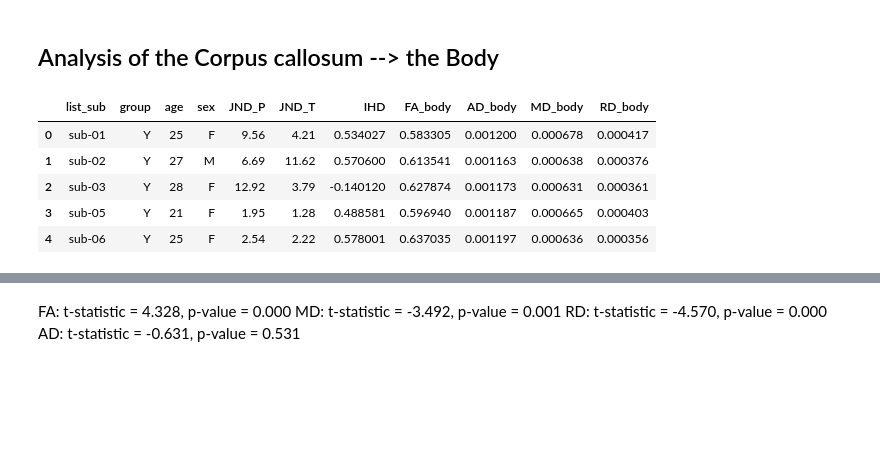
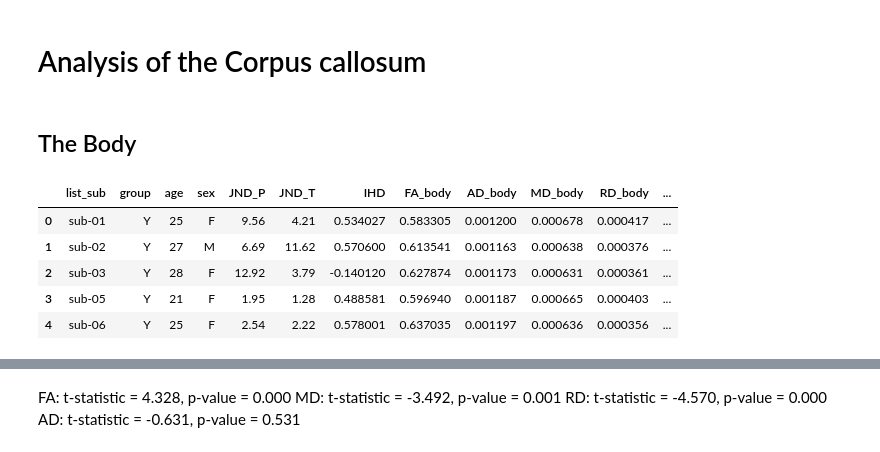
Before and after one commit to DanielaMPinzon/DTI_Aging, a Jupyter notebook: visualization_plots_DTI_BodyCC.ipynb, the cells around one changed output, grey strips where cells are left out. Drawn from its saved outputs; the diff is of its cells as text; code cells hidden in the pictures; blank space fills up the shorter version.

```diff
--- a/visualization_plots_DTI_BodyCC.ipynb
+++ b/visualization_plots_DTI_BodyCC.ipynb
@@ -1,22 +1,29 @@
 # %% [markdown]
-## Analysis of the Corpus callosum --> the Body
+# Analysis of the Corpus callosum
+# %% [markdown]
+## The Body
 # %%
+import os
 import pandas as pd
 import numpy as np
 import seaborn as sns
 import matplotlib.pyplot as plt
+import statsmodels.formula.api as smf
+from scipy.stats import ttest_ind
 
-path = '/home/daniela/Documents/PROJECTS/Aging_DWI/CEDRE/CorrectedTracts2025'
-CC_file= 'Body_CC_DTIvalues.csv'
+
+
+path = '/home/daniela/Documents/PROJECTS/Aging_DWI/DTI_MAPS_all/ROIstats'
+CC_file= 'Regions_CC_DTIvalues.csv'
 df_CC_body= pd.read_csv(f"{path}/{CC_file}")
 df_CC_body.head()
 # %% [output]
-|  | list_sub | group | age | sex | JND_P | JND_T | IHD | FA_body | AD_body | MD_body | RD_body |
-| 0 | sub-01 | Y | 25 | F | 9.56 | 4.21 | 0.534027 | 0.583305 | 0.001200 | 0.000678 | 0.000417 |
-| 1 | sub-02 | Y | 27 | M | 6.69 | 11.62 | 0.570600 | 0.613541 | 0.001163 | 0.000638 | 0.000376 |
-| 2 | sub-03 | Y | 28 | F | 12.92 | 3.79 | -0.140120 | 0.627874 | 0.001173 | 0.000631 | 0.000361 |
-| 3 | sub-05 | Y | 21 | F | 1.95 | 1.28 | 0.488581 | 0.596940 | 0.001187 | 0.000665 | 0.000403 |
-| 4 | sub-06 | Y | 25 | F | 2.54 | 2.22 | 0.578001 | 0.637035 | 0.001197 | 0.000636 | 0.000356 |
+|  | list_sub | group | age | sex | JND_P | JND_T | IHD | FA_body | AD_body | MD_body | RD_body | ... |
+| 0 | sub-01 | Y | 25 | F | 9.56 | 4.21 | 0.534027 | 0.583305 | 0.001200 | 0.000678 | 0.000417 | ... |
+| 1 | sub-02 | Y | 27 | M | 6.69 | 11.62 | 0.570600 | 0.613541 | 0.001163 | 0.000638 | 0.000376 | ... |
+| 2 | sub-03 | Y | 28 | F | 12.92 | 3.79 | -0.140120 | 0.627874 | 0.001173 | 0.000631 | 0.000361 | ... |
+| 3 | sub-05 | Y | 21 | F | 1.95 | 1.28 | 0.488581 | 0.596940 | 0.001187 | 0.000665 | 0.000403 | ... |
+| 4 | sub-06 | Y | 25 | F | 2.54 | 2.22 | 0.578001 | 0.637035 | 0.001197 | 0.000636 | 0.000356 | ... |
 # %%
 group_colors = {'Y': "#015ed7", 'O': "#ea231d"}
 group_colors = {'Y': "#58595A89", 'O': "#0a0a0aae"}
```
Also changed, not shown: parts of 10 cells of this notebook.
